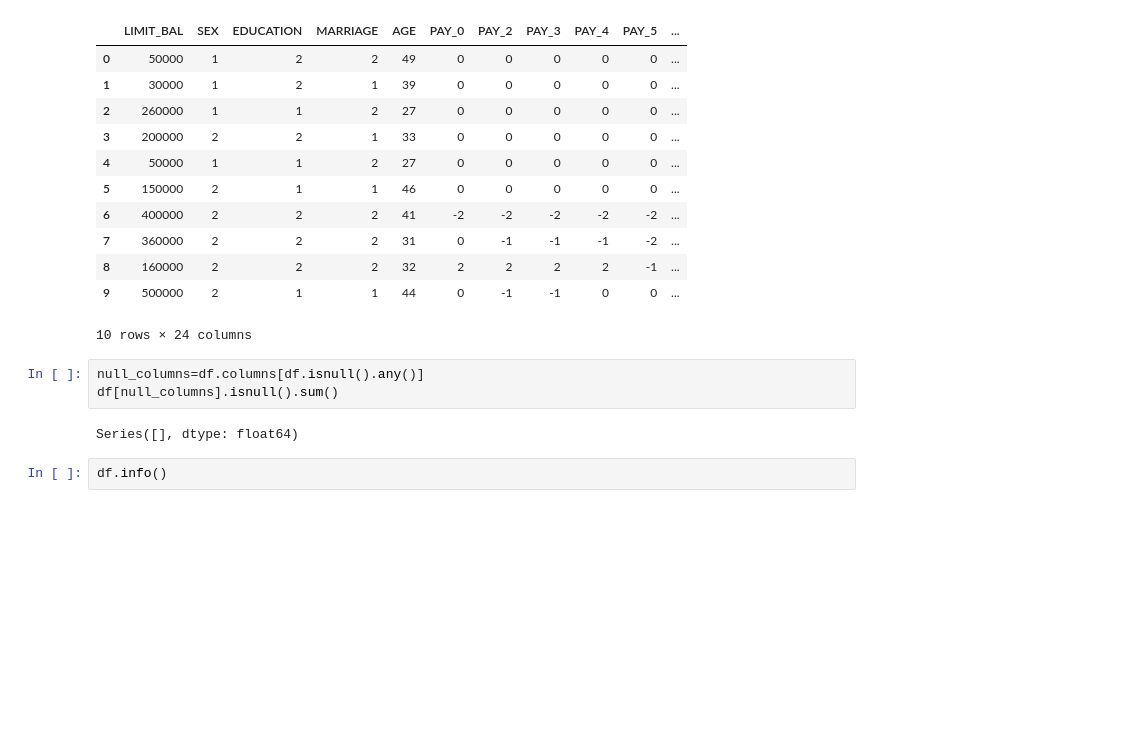
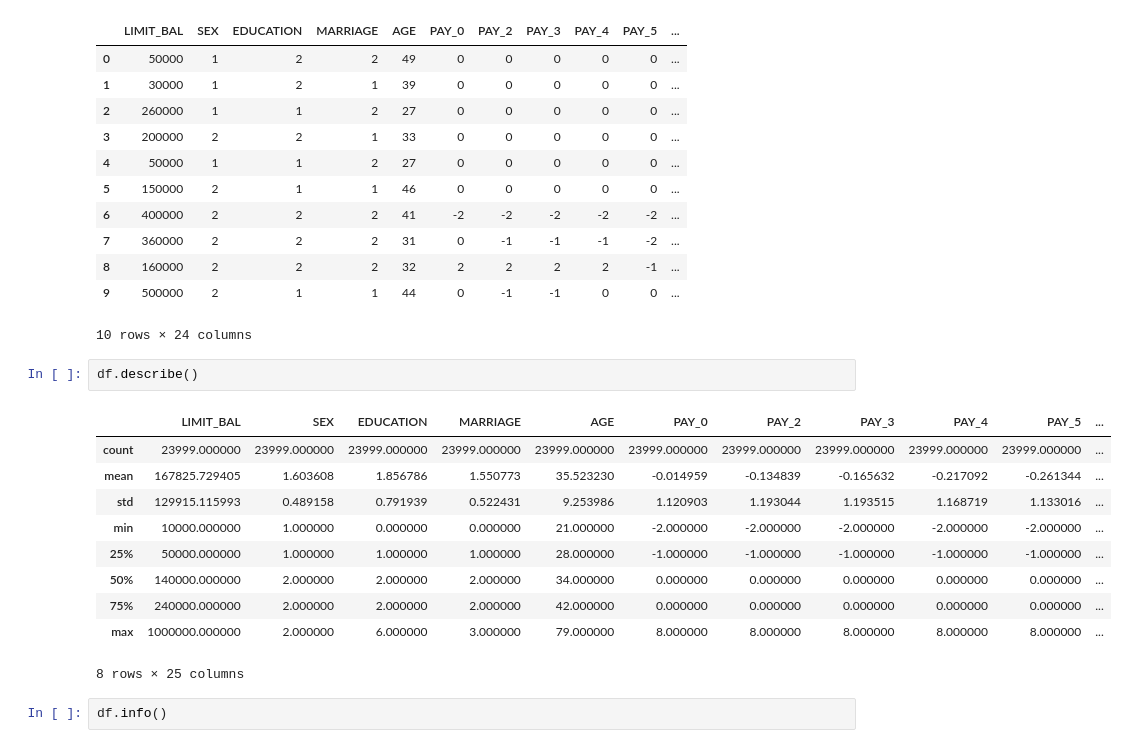
Before and after one commit to learn-co-students/nyc-mhtn-ds-042219-lectures, a Jupyter notebook: Module_4/classification_evaluation_mini_project/classification-assessment-mini-project.ipynb, the cells around one changed output. Cells and saved outputs as stored; diff of their text form; blank space fills up the shorter version.

```diff
--- a/Module_4/classification_evaluation_mini_project/classification-assessment-mini-project.ipynb
+++ b/Module_4/classification_evaluation_mini_project/classification-assessment-mini-project.ipynb
@@ -97,11 +98,19 @@ df.head(10)
 | 8 | 160000 | 2 | 2 | 2 | 32 | 2 | 2 | 2 | 2 | -1 | ... |
 | 9 | 500000 | 2 | 1 | 1 | 44 | 0 | -1 | -1 | 0 | 0 | ... |
 10 rows × 24 columns
-# %%
-null_columns=df.columns[df.isnull().any()]
-df[null_columns].isnull().sum()
-# %% [output]
-Series([], dtype: float64)
+# %%
+df.describe()
+# %% [output]
+|  | LIMIT_BAL | SEX | EDUCATION | MARRIAGE | AGE | PAY_0 | PAY_2 | PAY_3 | PAY_4 | PAY_5 | ... |
+| count | 23999.000000 | 23999.000000 | 23999.000000 | 23999.000000 | 23999.000000 | 23999.000000 | 23999.000000 | 23999.000000 | 23999.000000 | 23999.000000 | ... |
+| mean | 167825.729405 | 1.603608 | 1.856786 | 1.550773 | 35.523230 | -0.014959 | -0.134839 | -0.165632 | -0.217092 | -0.261344 | ... |
+| std | 129915.115993 | 0.489158 | 0.791939 | 0.522431 | 9.253986 | 1.120903 | 1.193044 | 1.193515 | 1.168719 | 1.133016 | ... |
+| min | 10000.000000 | 1.000000 | 0.000000 | 0.000000 | 21.000000 | -2.000000 | -2.000000 | -2.000000 | -2.000000 | -2.000000 | ... |
+| 25% | 50000.000000 | 1.000000 | 1.000000 | 1.000000 | 28.000000 | -1.000000 | -1.000000 | -1.000000 | -1.000000 | -1.000000 | ... |
+| 50% | 140000.000000 | 2.000000 | 2.000000 | 2.000000 | 34.000000 | 0.000000 | 0.000000 | 0.000000 | 0.000000 | 0.000000 | ... |
+| 75% | 240000.000000 | 2.000000 | 2.000000 | 2.000000 | 42.000000 | 0.000000 | 0.000000 | 0.000000 | 0.000000 | 0.000000 | ... |
+| max | 1000000.000000 | 2.000000 | 6.000000 | 3.000000 | 79.000000 | 8.000000 | 8.000000 | 8.000000 | 8.000000 | 8.000000 | ... |
+8 rows × 25 columns
 # %%
 df.info()
 # %% [output]
```
Also changed, not shown: parts of 14 cells of this notebook.
